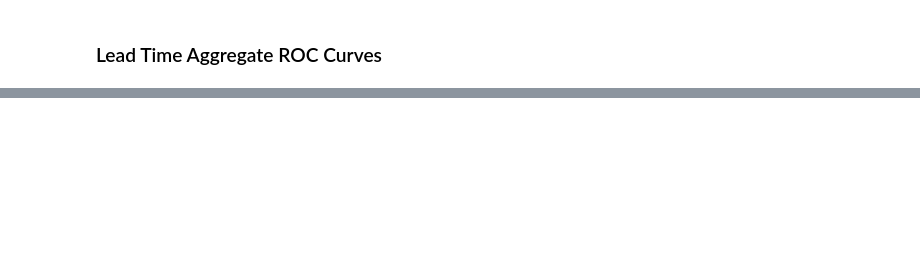
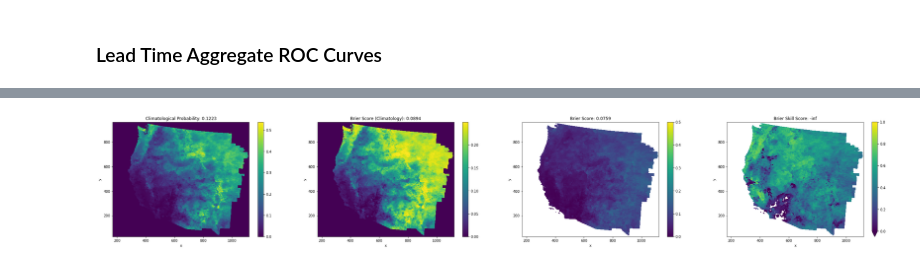
Before and after one commit to m-wessler/nbm-verify, a Jupyter notebook: notebooks/nbm_reliability_maps_dev.ipynb, the cells around one changed output, grey strips where cells are left out. Drawn from its saved outputs; the diff is of its cells as text; code cells hidden in the pictures; blank space fills up the shorter version.

Commit message:
added new function for skill scores (BS, BSS) still in dev. 2D scores with mean 1D score, need to deal with nan/inf issues

```diff
--- a/notebooks/nbm_reliability_maps_dev.ipynb
+++ b/notebooks/nbm_reliability_maps_dev.ipynb
@@ -819,0 +829,93 @@ for thresh in produce_thresholds:
+# %%
+def extract_categorical_stats(_fhr, _urma):
+
+    nbm_file = glob(nbm_dir + 'extract/nbm_probx_fhr%03d.nc'%_fhr)[0]
+    print(nbm_file)
+
+    # Subset the threshold value
+    nbm = xr.open_dataset(nbm_file)['probx'].sel(
+    y=slice(idx[0].min(), idx[0].max()),
+    x=slice(idx[1].min(), idx[1].max()))
+
+    # Subset the times
+    nbm_time = nbm.valid
+    urma_time = _urma.valid
+    time_match = nbm_time[np.in1d(nbm_time, urma_time)].values
+    time_match = np.array([t for t in time_match if pd.to_datetime(t) >= start_date])
+    time_match = np.array([t for t in time_match if pd.to_datetime(t) <= end_date])
+    date0 = pd.to_datetime(time_match[0]).strftime('%Y/%m/%d %H UTC')
+    date1 = pd.to_datetime(time_match[-1]).strftime('%Y/%m/%d %H UTC')
+
+    _nbm = nbm.sel(valid=time_match)
+    _urma = _urma.sel(valid=time_match)
+    nbm_mask, _nbm = xr.broadcast(mask, _nbm)
+    urma_mask, _urma = xr.broadcast(mask, _urma)
+
+    _nbm_masked = xr.where(nbm_mask, _nbm, np.nan)
+    _urma_masked = xr.where(urma_mask, _urma, np.nan)
+
+#     data = []
+
+    for thresh in produce_thresholds:
+
+        print('Processing f%03d %.2f"'%(_fhr, thresh))
+
+        _nbm_masked_select = _nbm_masked.sel(threshold=thresh)
+
+        Y = _nbm_masked_select/100
+        O = xr.where(_urma_masked > thresh, 1, 0)
+
+        # Use observed climo or model climo ???
+        P = O.sum(dim='valid')/O.valid.size
+        P, _ = xr.broadcast(P, O)
+
+        BS = ((Y - O)**2).mean(dim='valid')
+        BS_cl = ((P - O)**2).mean(dim='valid')
+        BSS = 1 - (BS/BS_cl)
+
+        print('\nThreshold: %.2f\nBS: %.4f\nBS_cl (P: %.4f): %.4f\nBSS: %.4f\n'%(thresh, BS.mean(), P.mean(), BS_cl.mean(), BSS.mean()))
+
+        fig, ax = plt.subplots(1, 4, figsize=(40, 6))
+
+        P.mean(dim='valid').plot(ax=ax[0]); ax[0].set_title('Climatological Probability: %.4f'%P.mean())
+        BS_cl.plot(ax=ax[1]); ax[1].set_title('Brier Score (Climatology): %.4f'%BS_cl.mean())
+
+        BS.plot(ax=ax[2], vmin=0, vmax=.5); ax[2].set_title('Brier Score: %.4f'%BS.mean())
+        BSS.plot(ax=ax[3], vmin=0, vmax=1); ax[3].set_title('Brier Skill Score: %.4f'%BSS.mean())
+
+        plt.show()
+
+#             # hit, yesFx/yesOb
+#             a = xr.where(
+#                 (_nbm_masked_select >= center) &
+#                 (_urma_masked > thresh),
+#                 1, 0).sum(dim='valid')
+
+#             # false alarm, yesFx/noOb
+#             b = xr.where(
+#                 (_nbm_masked_select >= center) &
+#                 ((_urma_masked <= thresh)),#|np.isnan(_urma_masked)),
+#                 1, 0).sum(dim='valid')
+
+#             # miss, noFx/yesOb
+#             c = xr.where(
+#                 (_nbm_masked_select <= center) &
+#                 (_urma_masked > thresh),
+#                 1, 0).sum(dim='valid')
+
+#             # correct negative, noFx/noOb
+#             d = xr.where(
+#                 (_nbm_masked_select <= center) &
+#                 (_urma_masked <= thresh),
+#                 1, 0).sum(dim='valid')
+
+#             # # # # # #
+
+#             obs_rel_freq = xr.where(n > 5, n/N, np.nan)*100
+
+#             data.append([thresh, _fhr, bins, n, N, [a, b, c, d]])
+
+    return thresh, _nbm_masked, _urma_masked
+
+thresh, _nbm_masked, _urma_masked = extract_categorical_stats(24, urma)
+# %% [output]
@@ -819,0 +929 @@ for thresh in produce_thresholds:
+[figure, added]
```
Also changed, not shown: parts of 8 cells of this notebook.
